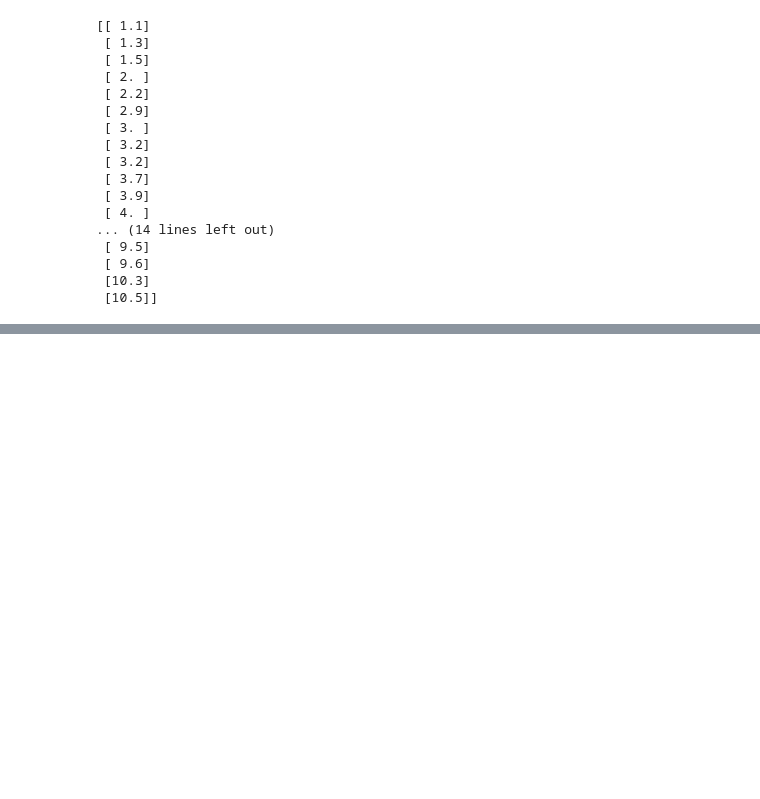
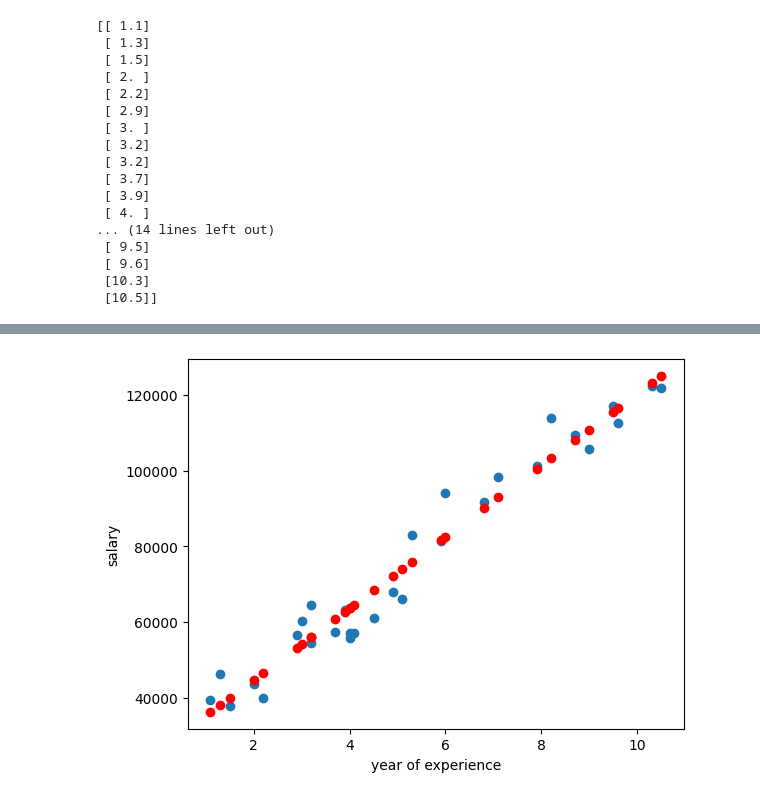
Before and after one commit to nnkrishnakumar/WD_MachineLearning-23-1-2023-, a Jupyter notebook: first.ipynb, the cells around one changed output, grey strips where cells are left out. Drawn from its saved outputs; the diff is of its cells as text; code cells hidden in the pictures; blank space fills up the shorter version.

```diff
--- a/first.ipynb
+++ b/first.ipynb
@@ -89,0 +127,8 @@ array([ 39343,  46205,  37731,  43525,  39891,  56642,  60150,  54445,
+# %%
+plt.scatter(X,y)
+plt.scatter(X,y_pred,c="red")
+plt.xlabel("year of experience")
+plt.ylabel("salary")
+plt.show()
+# %% [output]
+[figure, added]
```
Also changed, not shown: parts of 32 cells of this notebook, 3 other files.
